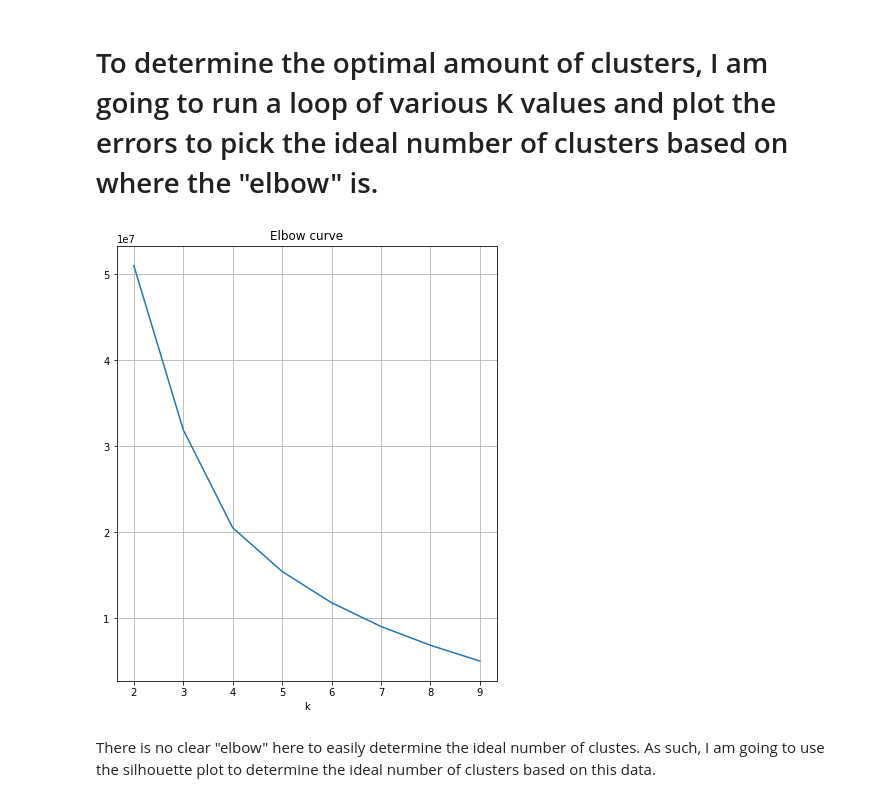
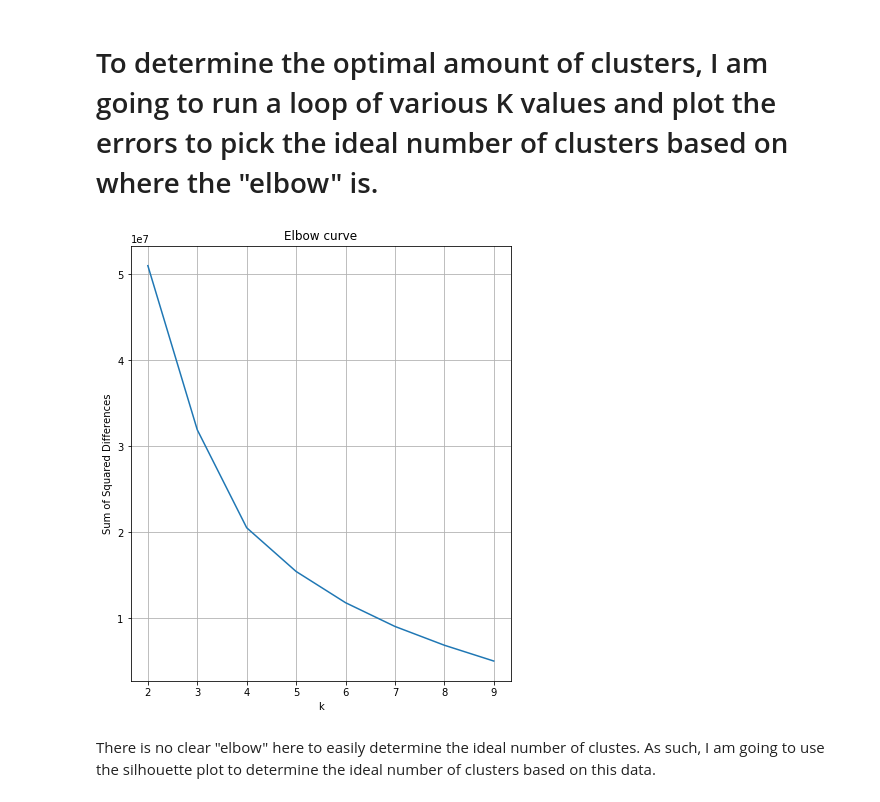
Before and after one commit to hiowatah/Analysis-of-Qiyana-LoL, a Jupyter notebook: API Call/Clusters/Bottom Lane Cluster.ipynb, the cells around one changed output. Saved outputs shown, nothing was run; the diff lists cells and outputs as text; code cells hidden in the pictures.

```diff
--- a/API Call/Clusters/Bottom Lane Cluster.ipynb
+++ b/API Call/Clusters/Bottom Lane Cluster.ipynb
@@ -5,7 +5,7 @@ import matplotlib.pyplot as plt
 from sklearn.cluster import KMeans
 from sklearn import metrics
 # %%
-df = pd.read_csv('Bot_lane.csv')
+df = pd.read_csv('../Bot_lane.csv')
 lane = df.drop(columns = ['Lane', 'Unnamed: 0', 'Summoner', 'Item_0', 'Item_1', 'Item_2', 'Item_3', 'Item_4', 'Item_5', 'Item_6'])
 # %%
 lane.head()
@@ -38,19 +38,20 @@ lane.head()
 # %%
 distorsions = []
 
 for k in range(2,10):
     kmeans = KMeans(n_clusters=k, random_state = 301)
     kmeans.fit(lane)
     distorsions.append(kmeans.inertia_)
 
 # Plot values of SSE
 plt.figure(figsize=(15,8))
 plt.subplot(121, title='Elbow curve')
 plt.xlabel('k')
+plt.ylabel('Sum of Squared Differences')
 plt.plot(range(2, 10), distorsions)
 plt.grid(True)
 # %% [output]
-[figure, old version]
+[figure, new version]
 # %% [markdown]
 There is no clear "elbow" here to easily determine the ideal number of clustes. As such, I am going to use the silhouette plot to determine the ideal number of clusters based on this data.
 # %%
```
Also changed, not shown: parts of 5 cells of this notebook, 8 other files.
